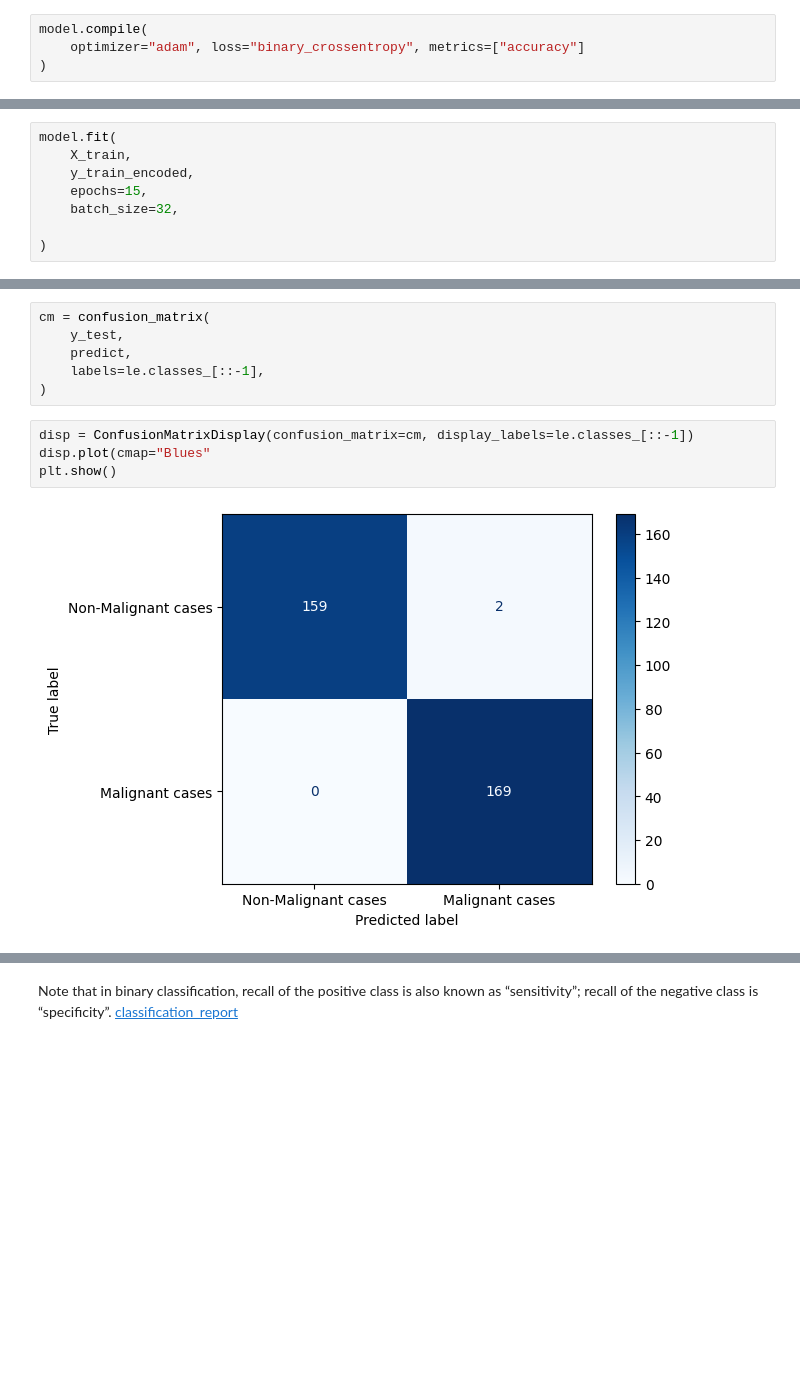
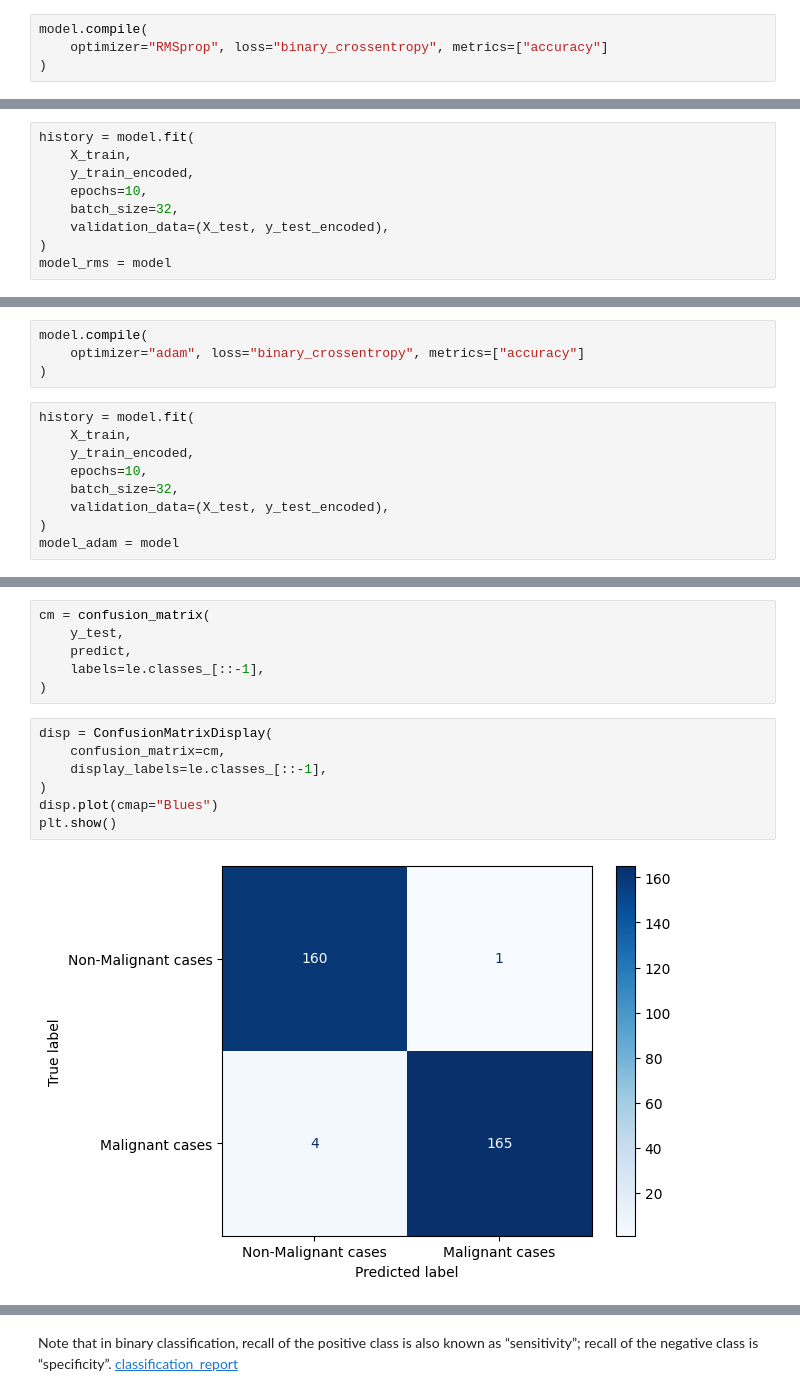
Before and after one commit to mrayyan2001/Lung-Cancer-Detection, a Jupyter notebook: main.ipynb, the cells around one changed output, grey strips where cells are left out. Saved outputs shown, nothing was run; the diff lists cells and outputs as text; blank space fills up the shorter version.

```diff
--- a/main.ipynb
+++ b/main.ipynb
@@ -355,6 +364,6 @@ For Explanation of the optimizer check these links:
 # %%
 model.compile(
-    optimizer="adam", loss="binary_crossentropy", metrics=["accuracy"]
+    optimizer="RMSprop", loss="binary_crossentropy", metrics=["accuracy"]
 )
 # %% [markdown]
 <img src="./images/log_loss.png" width=400> \
@@ -388,9 +397,10 @@ $one\_epoch = \frac{samples}{batch\_size}\ iterations$
 # %%
-model.fit(
+history = model.fit(
     X_train,
     y_train_encoded,
-    epochs=15,
+    epochs=10,
     batch_size=32,
-
+    validation_data=(X_test, y_test_encoded),
 )
+model_rms = model
 # %% [output]
@@ -419,0 +448,13 @@ model.evaluate(X_test, y_test_encoded)
+# %%
+model.compile(
+    optimizer="adam", loss="binary_crossentropy", metrics=["accuracy"]
+)
+# %%
+history = model.fit(
+    X_train,
+    y_train_encoded,
+    epochs=10,
+    batch_size=32,
+    validation_data=(X_test, y_test_encoded),
+)
+model_adam = model
@@ -457,8 +507,11 @@ cm = confusion_matrix(
     labels=le.classes_[::-1],
 )
 # %%
-disp = ConfusionMatrixDisplay(confusion_matrix=cm, display_labels=le.classes_[::-1])
-disp.plot(cmap="Blues"
+disp = ConfusionMatrixDisplay(
+    confusion_matrix=cm,
+    display_labels=le.classes_[::-1],
+)
+disp.plot(cmap="Blues")
 plt.show()
 # %% [output]
-[figure, old version]
+[figure, new version]
```
Also changed, not shown: parts of 48 cells of this notebook, 2 other files.
